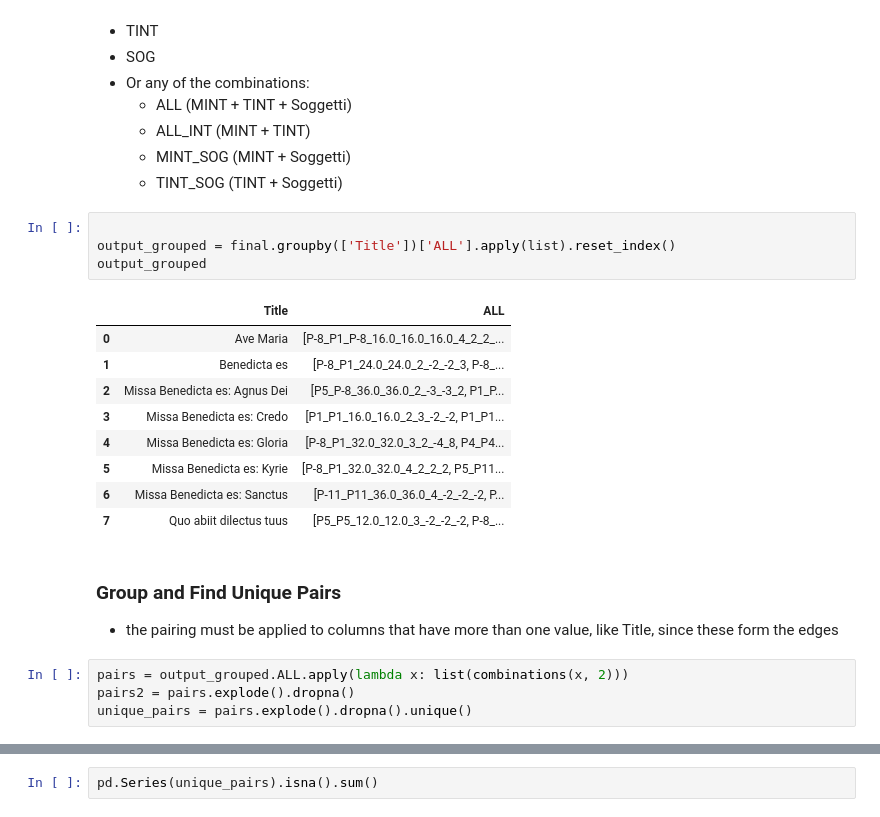
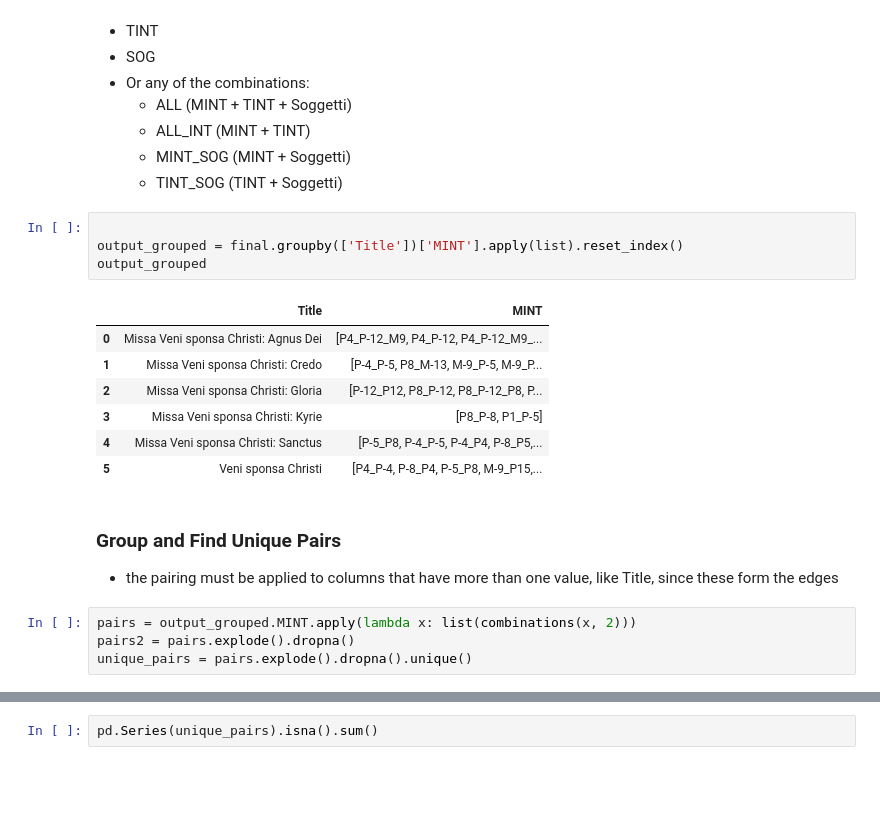
Before and after one commit to RichardFreedman/CRIM_JHUB, a Jupyter notebook: CRIM_05b_Presentation_Types_Network.ipynb, the cells around one changed output, grey strips where cells are left out. Drawn from its saved outputs; the diff is of its cells as text; blank space fills up the shorter version.

```diff
--- a/CRIM_05b_Presentation_Types_Network.ipynb
+++ b/CRIM_05b_Presentation_Types_Network.ipynb
@@ -200,24 +195,22 @@ final.head()
     * TINT_SOG (TINT + Soggetti)
 # %%
 
-output_grouped = final.groupby(['Title'])['ALL'].apply(list).reset_index()
+output_grouped = final.groupby(['Title'])['MINT'].apply(list).reset_index()
 output_grouped
 # %% [output]
-|  | Title | ALL |
-| 0 | Ave Maria | [P-8_P1_P-8_16.0_16.0_16.0_4_2_2_... |
-| 1 | Benedicta es | [P-8_P1_24.0_24.0_2_-2_-2_3, P-8_... |
-| 2 | Missa Benedicta es: Agnus Dei | [P5_P-8_36.0_36.0_2_-3_-3_2, P1_P... |
-| 3 | Missa Benedicta es: Credo | [P1_P1_16.0_16.0_2_3_-2_-2, P1_P1... |
-| 4 | Missa Benedicta es: Gloria | [P-8_P1_32.0_32.0_3_2_-4_8, P4_P4... |
-| 5 | Missa Benedicta es: Kyrie | [P-8_P1_32.0_32.0_4_2_2_2, P5_P11... |
-| 6 | Missa Benedicta es: Sanctus | [P-11_P11_36.0_36.0_4_-2_-2_-2, P... |
-| 7 | Quo abiit dilectus tuus | [P5_P5_12.0_12.0_3_-2_-2_-2, P-8_... |
+|  | Title | MINT |
+| 0 | Missa Veni sponsa Christi: Agnus Dei | [P4_P-12_M9, P4_P-12, P4_P-12_M9_... |
+| 1 | Missa Veni sponsa Christi: Credo | [P-4_P-5, P8_M-13, M-9_P-5, M-9_P... |
+| 2 | Missa Veni sponsa Christi: Gloria | [P-12_P12, P8_P-12, P8_P-12_P8, P... |
+| 3 | Missa Veni sponsa Christi: Kyrie | [P8_P-8, P1_P-5] |
+| 4 | Missa Veni sponsa Christi: Sanctus | [P-5_P8, P-4_P-5, P-4_P4, P-8_P5,... |
+| 5 | Veni sponsa Christi | [P4_P-4, P-8_P4, P-5_P8, M-9_P15,... |
 # %% [markdown]
 ### Group and Find Unique Pairs
 
 - the pairing must be applied to columns that have more than one value, like Title, since these form the edges
 # %%
-pairs = output_grouped.ALL.apply(lambda x: list(combinations(x, 2)))
+pairs = output_grouped.MINT.apply(lambda x: list(combinations(x, 2)))
 pairs2 = pairs.explode().dropna()
 unique_pairs = pairs.explode().dropna().unique()
 # %%
```
Also changed, not shown: parts of 5 cells of this notebook, 9 other files.
